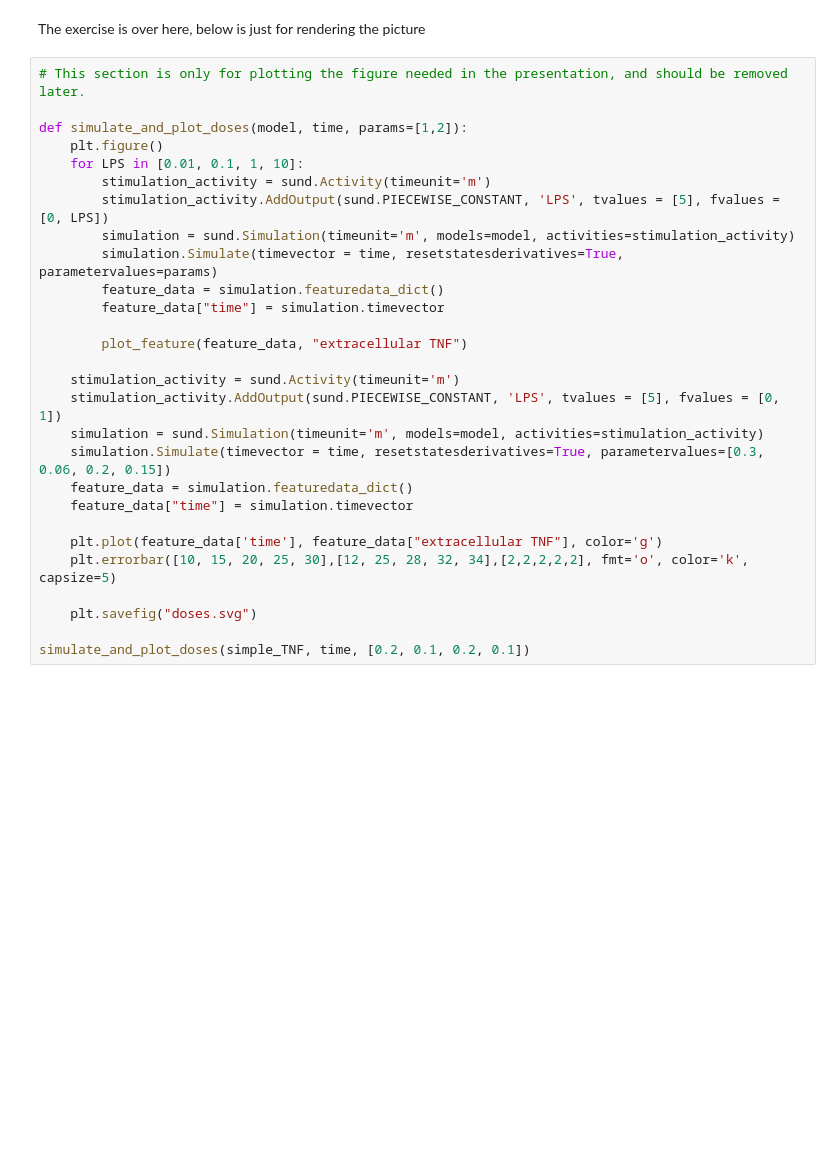
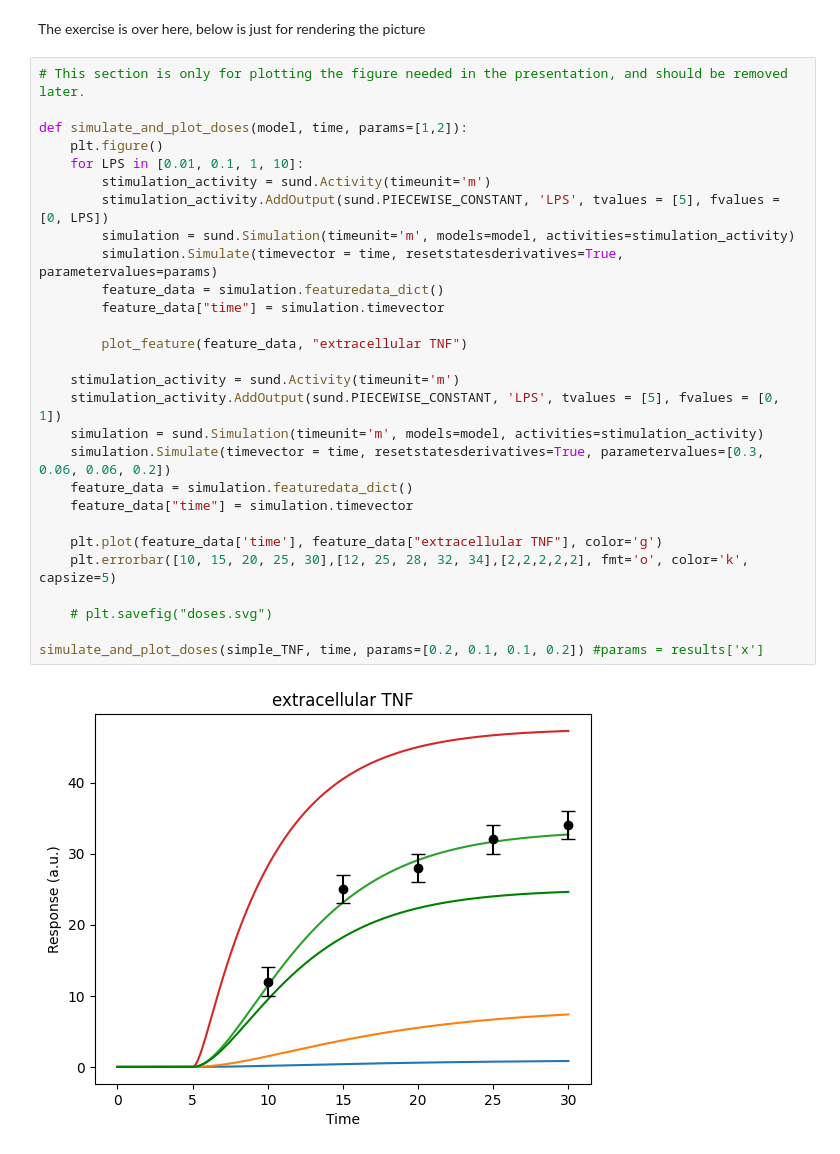
Before and after one commit to willov/modelling_example, a Jupyter notebook: introduction_example.ipynb, the cells around one changed output. Drawn from its saved outputs; the diff is of its cells as text; blank space fills up the shorter version.

```diff
--- a/introduction_example.ipynb
+++ b/introduction_example.ipynb
@@ -330,28 +345,30 @@ The exercise is over here, below is just for rendering the picture
 # %%
 # This section is only for plotting the figure needed in the presentation, and should be removed later.
 
 def simulate_and_plot_doses(model, time, params=[1,2]):
     plt.figure()
     for LPS in [0.01, 0.1, 1, 10]:
         stimulation_activity = sund.Activity(timeunit='m')
         stimulation_activity.AddOutput(sund.PIECEWISE_CONSTANT, 'LPS', tvalues = [5], fvalues = [0, LPS])
         simulation = sund.Simulation(timeunit='m', models=model, activities=stimulation_activity)
         simulation.Simulate(timevector = time, resetstatesderivatives=True, parametervalues=params)
         feature_data = simulation.featuredata_dict()
         feature_data["time"] = simulation.timevector
 
         plot_feature(feature_data, "extracellular TNF")
 
     stimulation_activity = sund.Activity(timeunit='m')
     stimulation_activity.AddOutput(sund.PIECEWISE_CONSTANT, 'LPS', tvalues = [5], fvalues = [0, 1])
     simulation = sund.Simulation(timeunit='m', models=model, activities=stimulation_activity)
-    simulation.Simulate(timevector = time, resetstatesderivatives=True, parametervalues=[0.3, 0.06, 0.2, 0.15])
+    simulation.Simulate(timevector = time, resetstatesderivatives=True, parametervalues=[0.3, 0.06, 0.06, 0.2])
     feature_data = simulation.featuredata_dict()
     feature_data["time"] = simulation.timevector
 
     plt.plot(feature_data['time'], feature_data["extracellular TNF"], color='g')
     plt.errorbar([10, 15, 20, 25, 30],[12, 25, 28, 32, 34],[2,2,2,2,2], fmt='o', color='k', capsize=5)
 
-    plt.savefig("doses.svg")
+    # plt.savefig("doses.svg")
 
-simulate_and_plot_doses(simple_TNF, time, [0.2, 0.1, 0.2, 0.1])
+simulate_and_plot_doses(simple_TNF, time, params=[0.2, 0.1, 0.1, 0.2]) #params = results['x']
+# %% [output]
+[figure, added]
```
Also changed, not shown: parts of 5 cells of this notebook, 3 other files.
